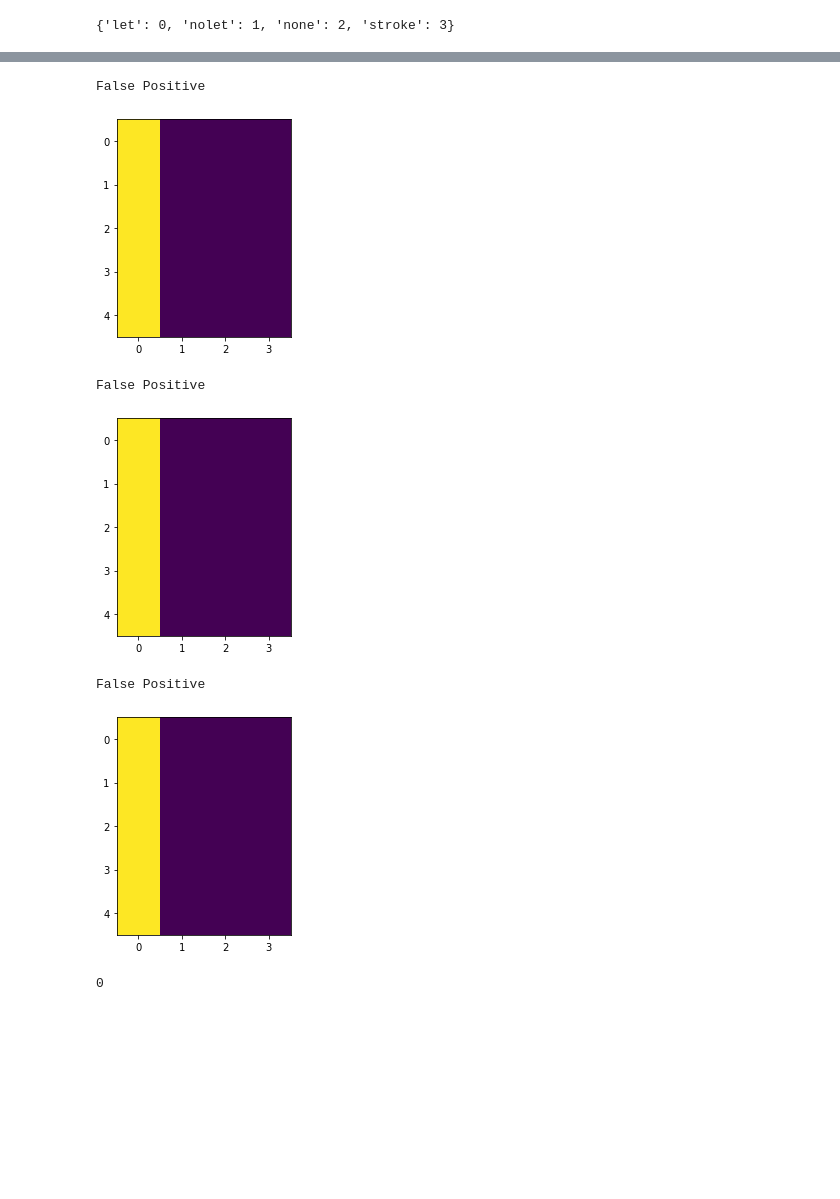
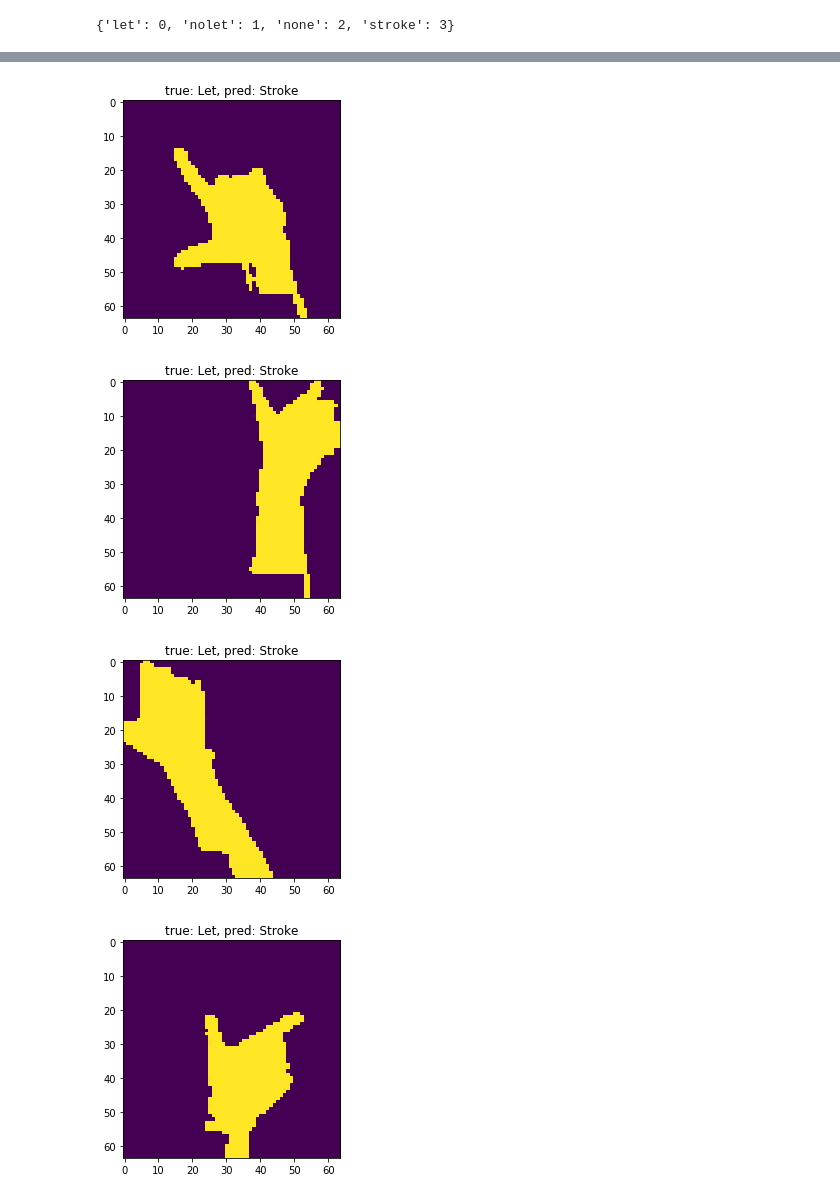
Before and after one commit to nlkennedy/capstone, a Jupyter notebook: predict_static.ipynb, the cells around one changed output, grey strips where cells are left out. Cells and saved outputs as stored; diff of their text form; code cells hidden in the pictures; blank space fills up the shorter version.

```diff
--- a/predict_static.ipynb
+++ b/predict_static.ipynb
@@ -215,29 +159,16 @@ print(test_set[0][0])
-# %%
-# print(test_set[0])
-
-
-# y_true=y_true, y_pred=y_pred
-
-count = 0
-
-
-for true, pred in zip(y_true, y_pred):
-#     print(test_set[i])
-    if true != pred:
-        if true == 1:
-            print("False Negative")
-        else:
-            print("False Positive")
-        img = np.array(test_set[0][1])
-        imgplot = plt.imshow(img.squeeze())
-        plt.show()
-
-print(count)
-# %% [output]
-False Positive
-[figure, removed]
-False Positive
-[figure, removed]
-False Positive
-[figure, removed]
-0
+# %%
+# show wrong predictions
+
+for i, label in enumerate(zip(y_true, y_pred)):
+    true = label[0]
+    pred = label[1]
+    if true != pred:
+        img = np.array(test_set[i // 5][0][i % 5])
+        imgplot = plt.imshow(img.squeeze())
+        plt.title("true: %s, pred: %s"% (classes[true], classes[pred]))
+        plt.show()
+# %% [output]
+[figure, added]
+[figure, added]
+[figure, added]
+[figure, added]
```
Also changed, not shown: parts of 14 cells of this notebook, 4 other files.
